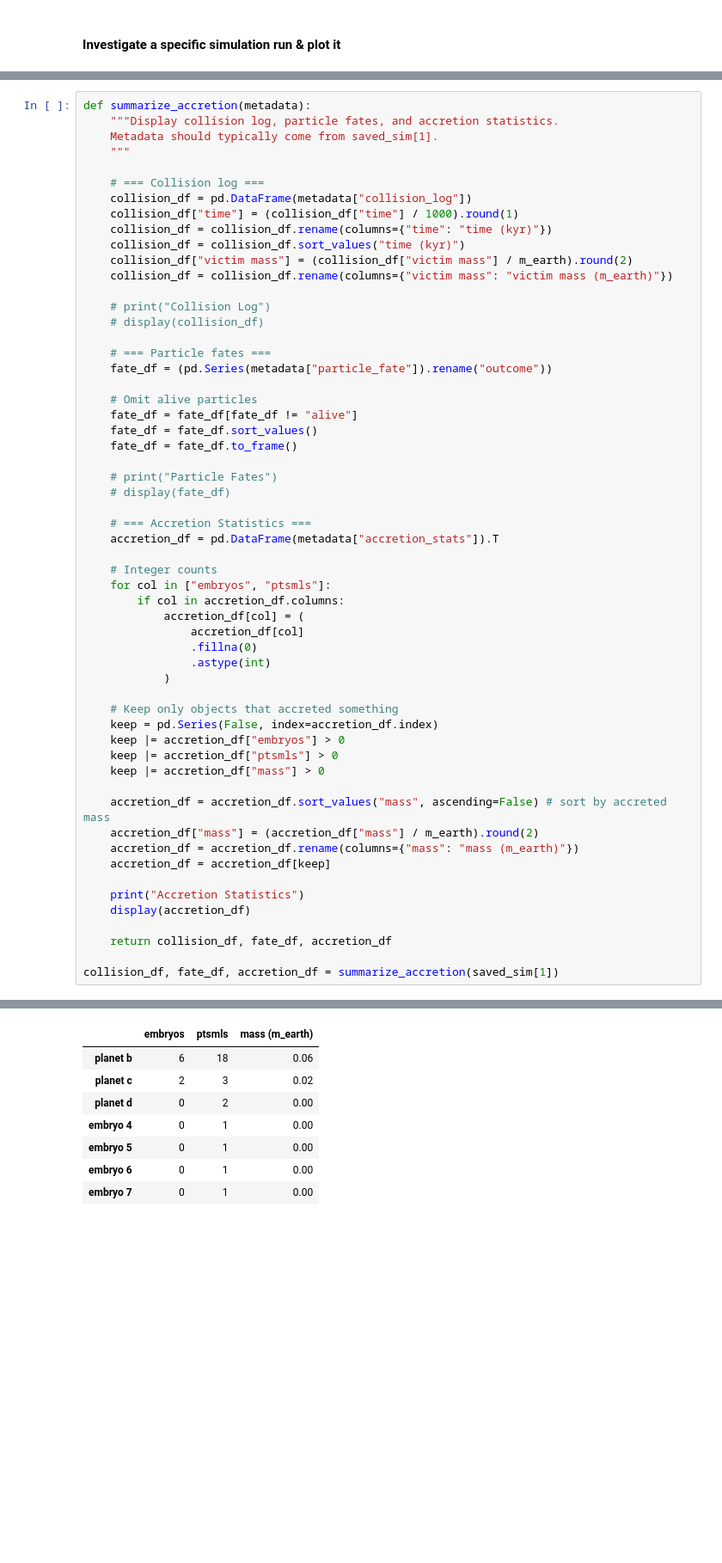
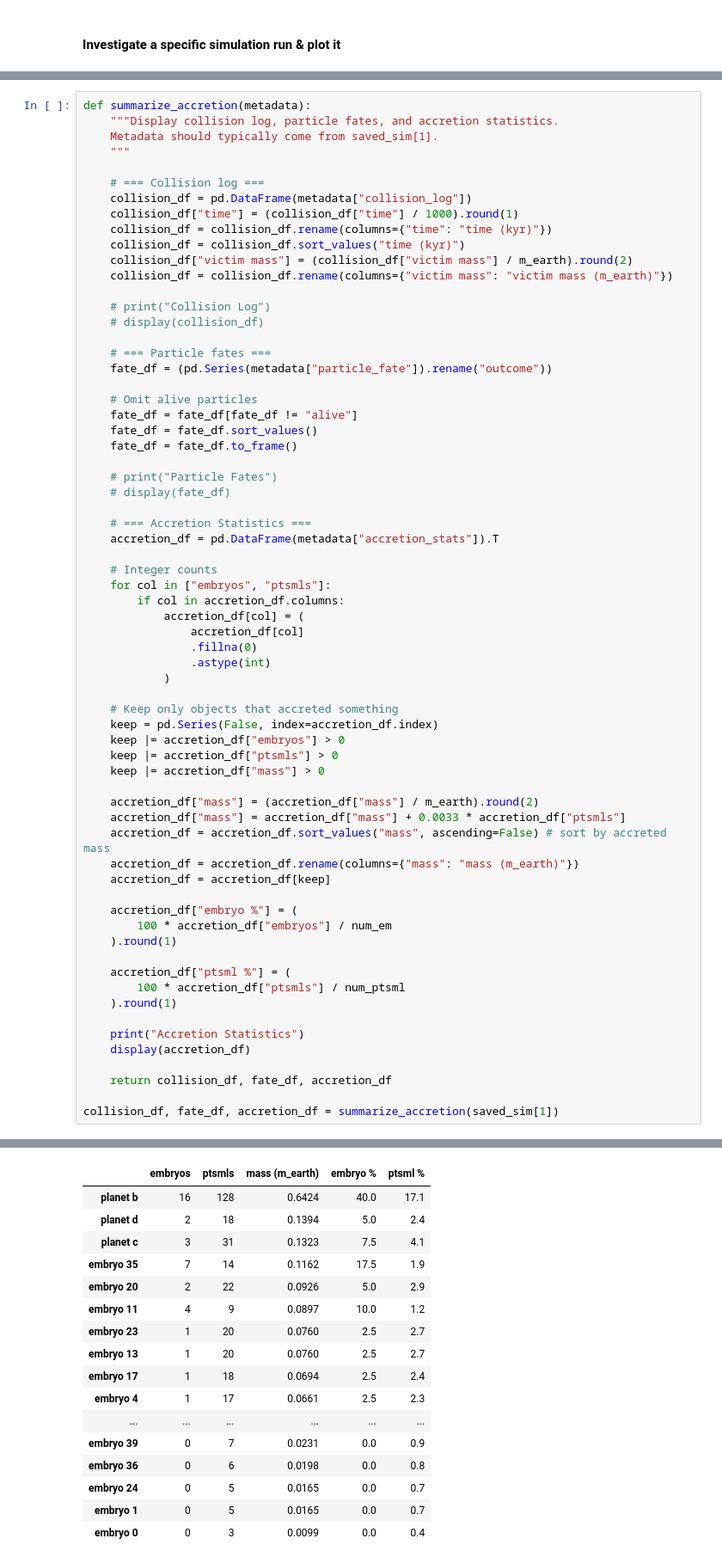
Before and after one commit to dchen10Git/uh-ifa-reu-2026, a Jupyter notebook: pilot.ipynb, the cells around one changed output, grey strips where cells are left out. Shown at 86% size. Saved outputs shown, nothing was run; the diff lists cells and outputs as text; blank space fills up the shorter version.

```diff
--- a/pilot.ipynb
+++ b/pilot.ipynb
@@ -248,42 +247,60 @@ def summarize_accretion(metadata):
     # === Accretion Statistics ===
     accretion_df = pd.DataFrame(metadata["accretion_stats"]).T
 
     # Integer counts
     for col in ["embryos", "ptsmls"]:
         if col in accretion_df.columns:
             accretion_df[col] = (
                 accretion_df[col]
                 .fillna(0)
                 .astype(int)
             )
 
     # Keep only objects that accreted something
     keep = pd.Series(False, index=accretion_df.index)
     keep |= accretion_df["embryos"] > 0
     keep |= accretion_df["ptsmls"] > 0
     keep |= accretion_df["mass"] > 0
 
+    accretion_df["mass"] = (accretion_df["mass"] / m_earth).round(2)
+    accretion_df["mass"] = accretion_df["mass"] + 0.0033 * accretion_df["ptsmls"]
     accretion_df = accretion_df.sort_values("mass", ascending=False) # sort by accreted mass
-    accretion_df["mass"] = (accretion_df["mass"] / m_earth).round(2)
     accretion_df = accretion_df.rename(columns={"mass": "mass (m_earth)"})
     accretion_df = accretion_df[keep]
+
+    accretion_df["embryo %"] = (
+        100 * accretion_df["embryos"] / num_em
+    ).round(1)
+
+    accretion_df["ptsml %"] = (
+        100 * accretion_df["ptsmls"] / num_ptsml
+    ).round(1)
 
     print("Accretion Statistics")
     display(accretion_df)
 
     return collision_df, fate_df, accretion_df
 
 collision_df, fate_df, accretion_df = summarize_accretion(saved_sim[1])
 # %% [output]
 Accretion Statistics
-|  | embryos | ptsmls | mass (m_earth) |
-| planet b | 6 | 18 | 0.06 |
-| planet c | 2 | 3 | 0.02 |
-| planet d | 0 | 2 | 0.00 |
-| embryo 4 | 0 | 1 | 0.00 |
-| embryo 5 | 0 | 1 | 0.00 |
-| embryo 6 | 0 | 1 | 0.00 |
-| embryo 7 | 0 | 1 | 0.00 |
+|  | embryos | ptsmls | mass (m_earth) | embryo % | ptsml % |
+| planet b | 16 | 128 | 0.6424 | 40.0 | 17.1 |
+| planet d | 2 | 18 | 0.1394 | 5.0 | 2.4 |
+| planet c | 3 | 31 | 0.1323 | 7.5 | 4.1 |
+| embryo 35 | 7 | 14 | 0.1162 | 17.5 | 1.9 |
+| embryo 20 | 2 | 22 | 0.0926 | 5.0 | 2.9 |
+| embryo 11 | 4 | 9 | 0.0897 | 10.0 | 1.2 |
+| embryo 23 | 1 | 20 | 0.0760 | 2.5 | 2.7 |
+| embryo 13 | 1 | 20 | 0.0760 | 2.5 | 2.7 |
+| embryo 17 | 1 | 18 | 0.0694 | 2.5 | 2.4 |
+| embryo 4 | 1 | 17 | 0.0661 | 2.5 | 2.3 |
+| ... | ... | ... | ... | ... | ... |
+| embryo 39 | 0 | 7 | 0.0231 | 0.0 | 0.9 |
+| embryo 36 | 0 | 6 | 0.0198 | 0.0 | 0.8 |
+| embryo 24 | 0 | 5 | 0.0165 | 0.0 | 0.7 |
+| embryo 1 | 0 | 5 | 0.0165 | 0.0 | 0.7 |
+| embryo 0 | 0 | 3 | 0.0099 | 0.0 | 0.4 |
 # %%
 def plot_ae_snapshot(saved_sim, *snapshot_times):
     """Plot a vs e at a one or more snapshots.
```
Also changed, not shown: parts of 3 cells of this notebook, 2 other files.
